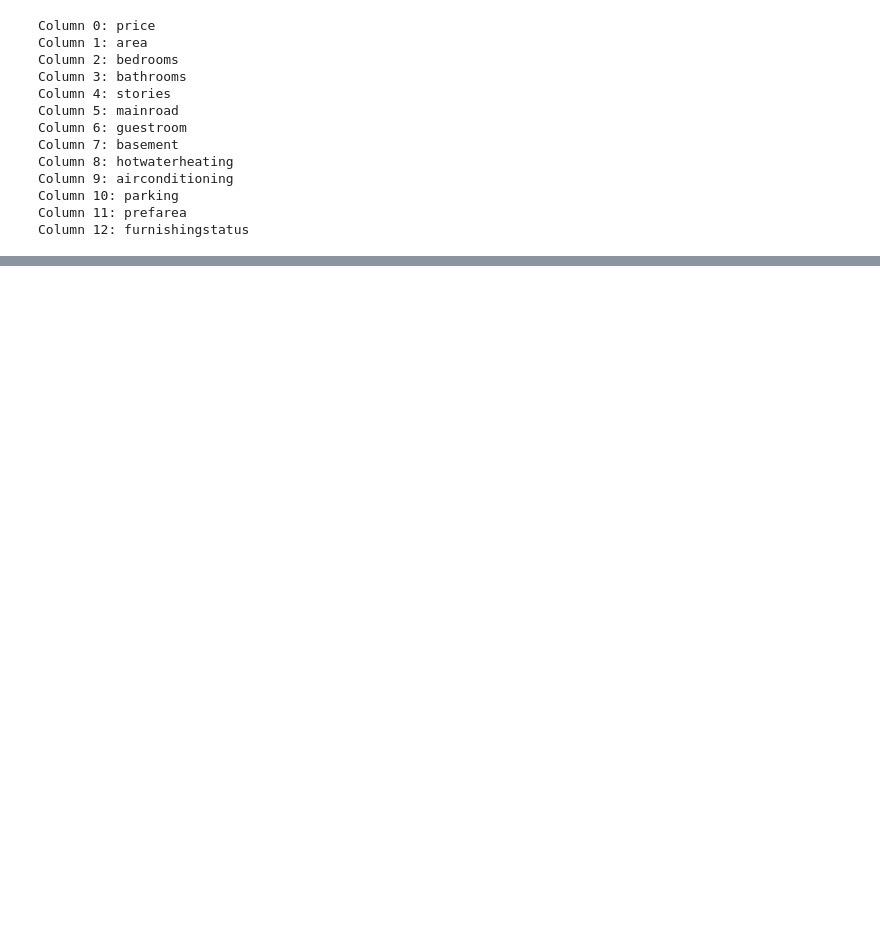
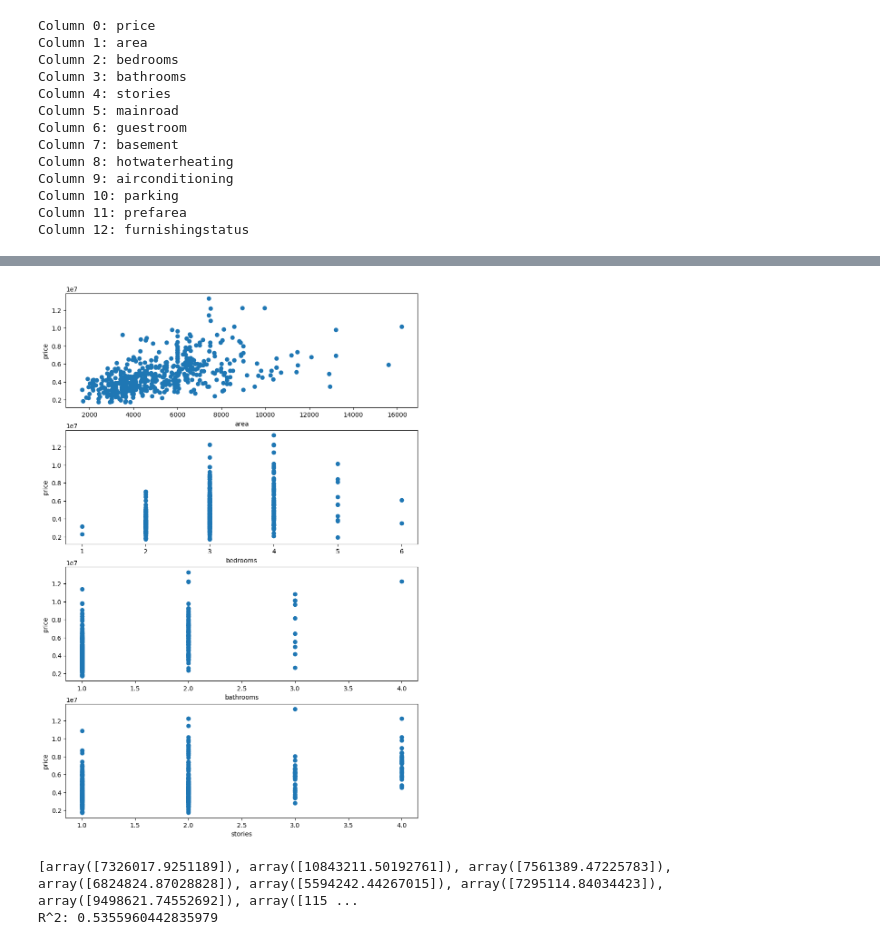
Before and after one commit to Danvictorgithub/multi-feature-house-prediction, a Jupyter notebook: model.ipynb, the cells around one changed output, grey strips where cells are left out. Drawn from its saved outputs; the diff is of its cells as text; code cells hidden in the pictures; blank space fills up the shorter version.

```diff
--- a/model.ipynb
+++ b/model.ipynb
@@ -55,0 +57,21 @@ x_data = np.array(x_data_list)
+# %%
+fig, ax = plt.subplots(n,figsize=(10,15))
+
+for i in range(n):
+    ax[i].scatter(x_data[:,i], y_data)
+    ax[i].set_xlabel(header_row[i+1])
+    ax[i].set_ylabel(header_row[0])
+
+plt.show()
+# %% [output]
+[figure, added]
+# %%
+# Training the model with non normalized data
+reg = LinearRegression().fit(x_data, y_data)
+y_predict = reg.predict(x_data)
+print(y_predict)
+print(f"R^2: {reg.score(x_data, y_data)}")
+# R^2: 0.5355960442835979
+# %% [output]
+[array([7326017.9251189]), array([10843211.50192761]), array([7561389.47225783]), array([6824824.87028828]), array([5594242.44267015]), array([7295114.84034423]), array([9498621.74552692]), array([115 ...
+R^2: 0.5355960442835979
```
Also changed, not shown: parts of 5 cells of this notebook.
